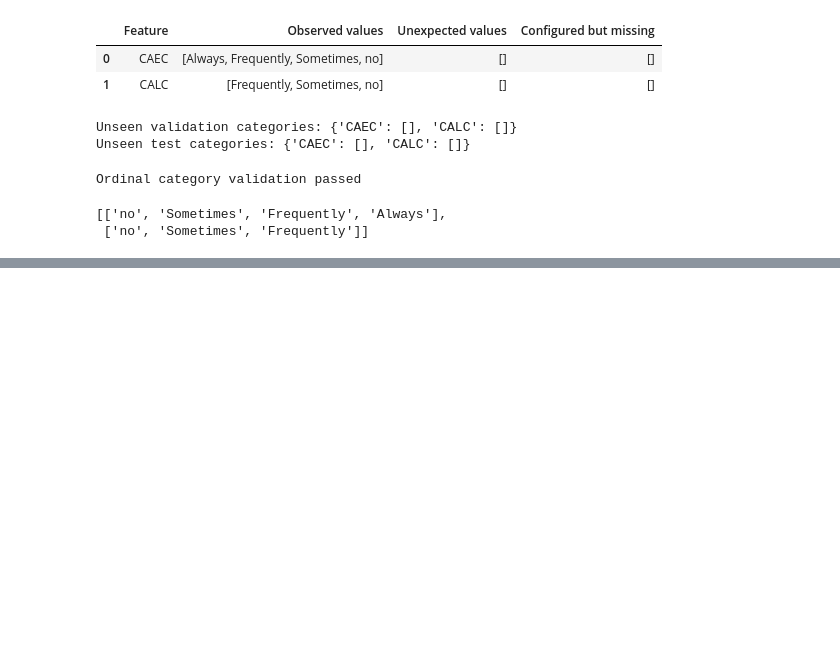
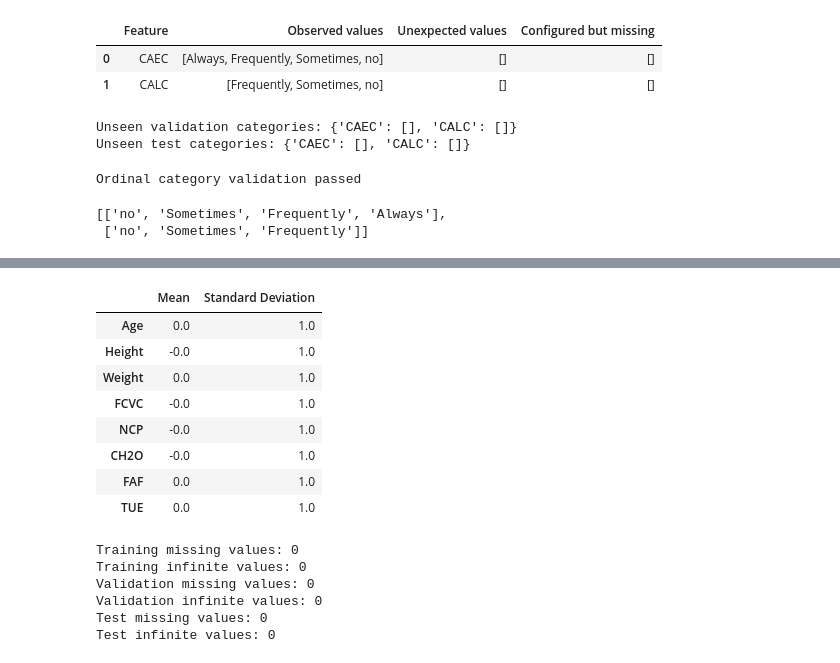
Before and after one commit to SMCodeX7/Obesity-Risk-Intelligence-System, a Jupyter notebook: notebooks/03_preprocessing.ipynb, the cells around one changed output, grey strips where cells are left out. Cells and saved outputs as stored; diff of their text form; code cells hidden in the pictures; blank space fills up the shorter version.

```diff
--- a/notebooks/03_preprocessing.ipynb
+++ b/notebooks/03_preprocessing.ipynb
@@ -835,0 +948,53 @@ ordinal_categories
+# %%
+scaling_summary = pd.DataFrame({
+    "Mean": scaled_training_df.mean(),
+    "Standard Deviation": scaled_training_df.std(
+        ddof=0
+    ),
+}).round(4)
+
+scaling_summary
+# %% [output]
+|  | Mean | Standard Deviation |
+| Age | 0.0 | 1.0 |
+| Height | -0.0 | 1.0 |
+| Weight | 0.0 | 1.0 |
+| FCVC | -0.0 | 1.0 |
+| NCP | -0.0 | 1.0 |
+| CH2O | -0.0 | 1.0 |
+| FAF | 0.0 | 1.0 |
+| TUE | 0.0 | 1.0 |
+# %%
+transformed_numerical_sets = {
+    "Training": X_train_numerical_transformed,
+    "Validation": X_validation_numerical_transformed,
+    "Test": X_test_numerical_transformed,
+}
+
+for dataset_name, transformed_data in (
+    transformed_numerical_sets.items()
+):
+    missing_count = pd.isna(
+        transformed_data
+    ).sum()
+
+    infinite_count = (
+        ~np.isfinite(transformed_data)
+    ).sum()
+
+    print(
+        f"{dataset_name} missing values:",
+        missing_count,
+    )
+
+    print(
+        f"{dataset_name} infinite values:",
+        infinite_count,
+    )
+# %% [output]
+Training missing values: 0
+Training infinite values: 0
+Validation missing values: 0
+Validation infinite values: 0
+Test missing values: 0
+Test infinite values: 0
```
Also changed, not shown: parts of 9 cells of this notebook.
